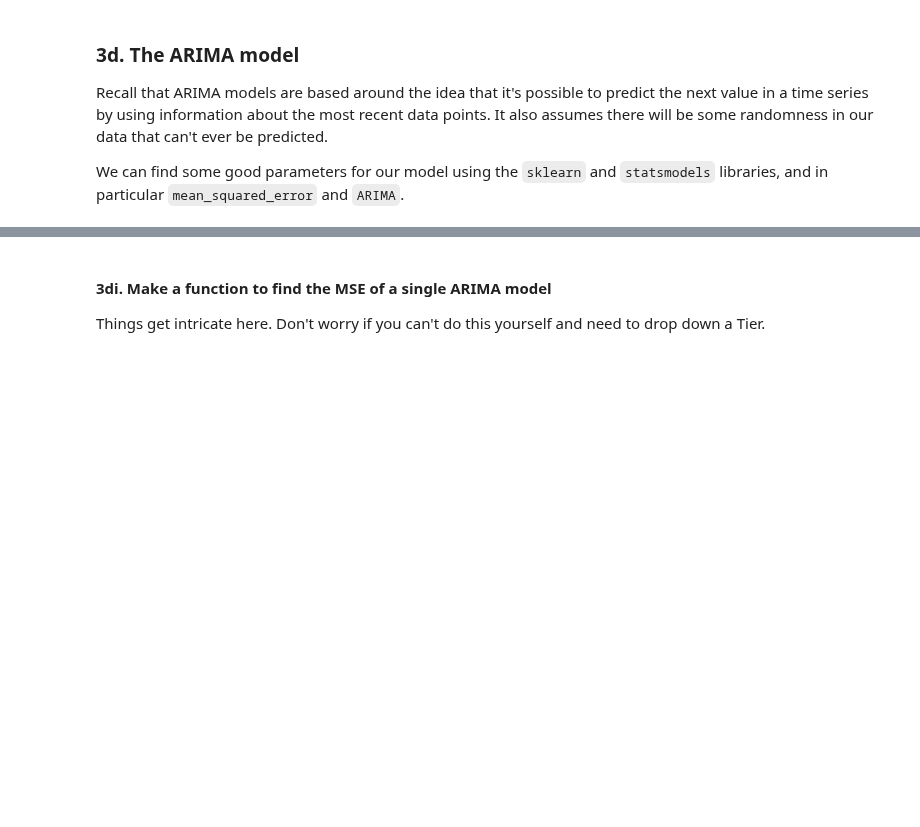
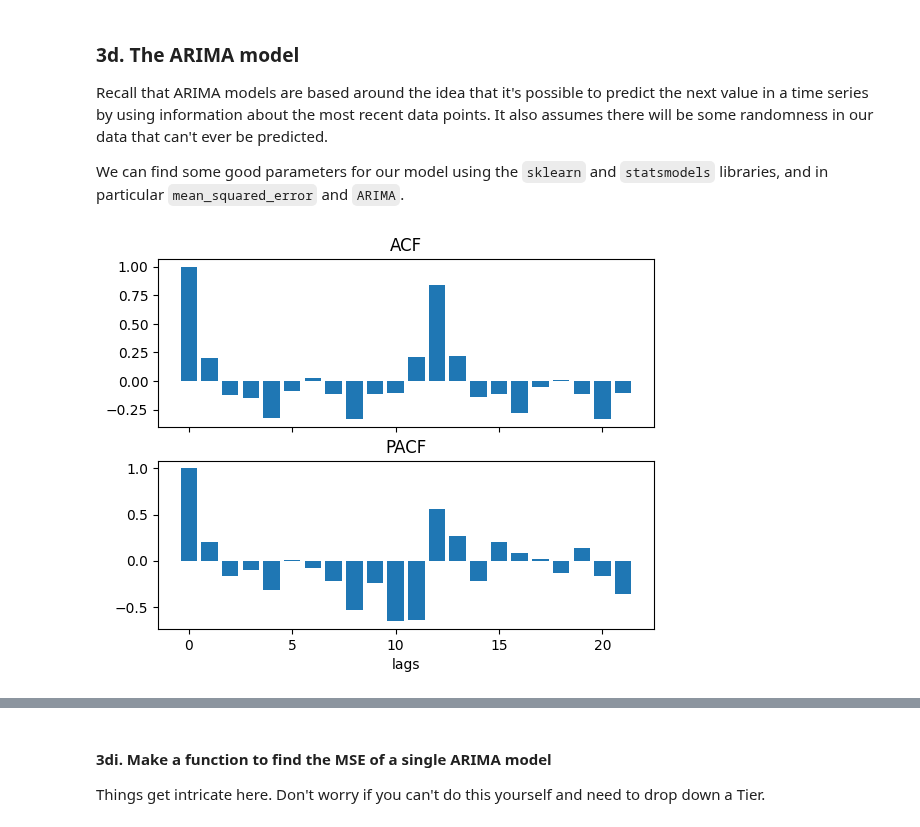
Before and after one commit to msc2106/springboard-data-science, a Jupyter notebook: CowboysCigarettesCaseStudy/Cowboy Cigarettes Case Study - Tier 3.ipynb, the cells around one changed output, grey strips where cells are left out. Cells and saved outputs as stored; diff of their text form; code cells hidden in the pictures; blank space fills up the shorter version.

Commit message:
cowboy cigarettes added acf and pacf

```diff
--- a/CowboysCigarettesCaseStudy/Cowboy Cigarettes Case Study - Tier 3.ipynb
+++ b/CowboysCigarettesCaseStudy/Cowboy Cigarettes Case Study - Tier 3.ipynb
@@ -318,3 +318,14 @@ We can find some good parameters for our model using the `sklearn` and `statsmod
 from sklearn.metrics import mean_squared_error
 # this import statement is defunct, and the ARIMA model is directly visible in the tsa api anyways
 # from statsmodels.tsa.arima_model import ARIMA
+# %%
+fig, (ax1, ax2) = plt.subplots(2, 1, sharex=True)
+acf = tsa.acf(y_log_diff)
+pacf = tsa.pacf(y_log_diff)
+ax1.bar(list(range(len(acf))), acf)
+ax1.set_title('ACF')
+ax2.bar(list(range(len(pacf))), pacf)
+ax2.set_title('PACF')
+ax2.set_xlabel('lags');
+# %% [output]
+[figure, added]
```
Also changed, not shown: parts of 1 cell of this notebook.
